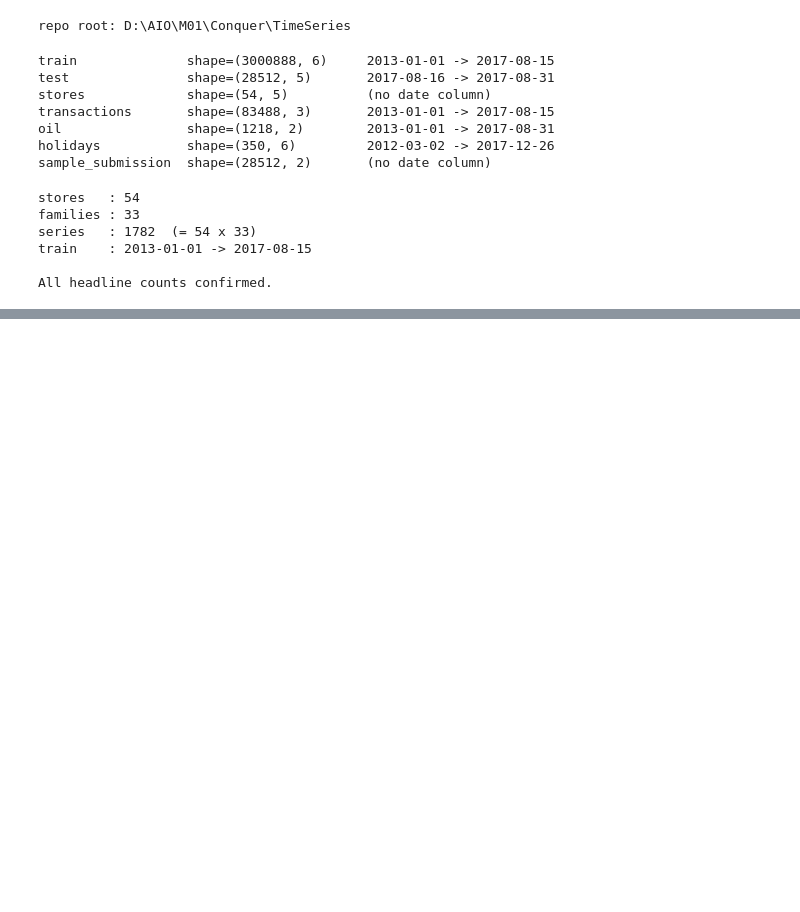
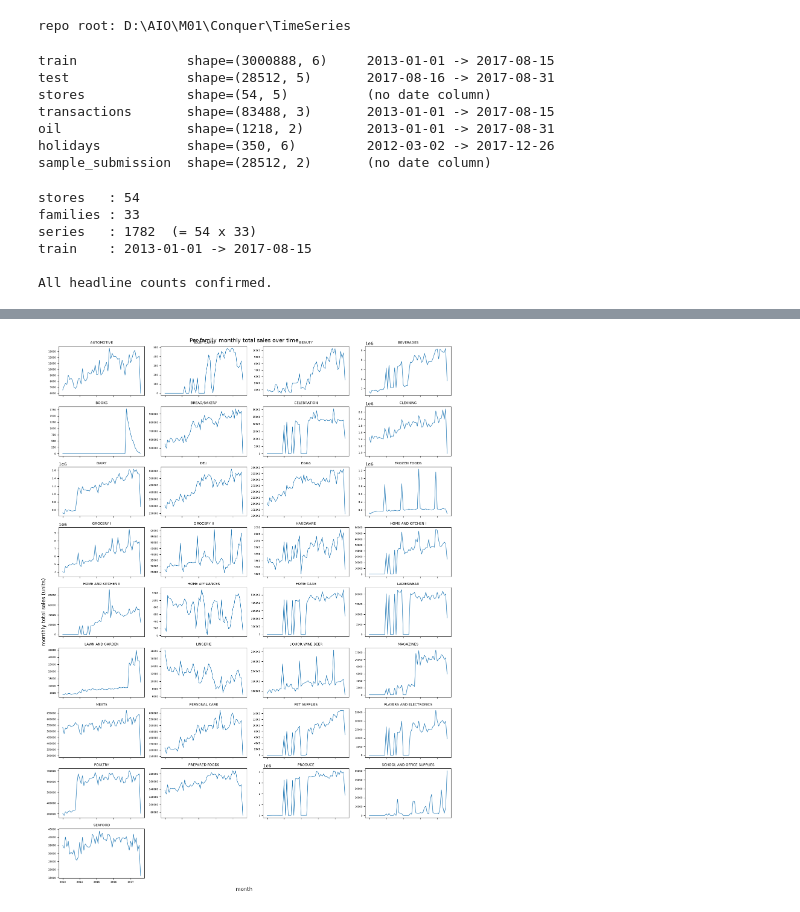
Before and after one commit to AIVIETNAM-AIO-DUC/AIO26-Module1-Team_Level_Up-Store-Sales-Forecasting, a Jupyter notebook: notebooks/01_eda.ipynb, the cells around one changed output, grey strips where cells are left out. Drawn from its saved outputs; the diff is of its cells as text; code cells hidden in the pictures; blank space fills up the shorter version.

```diff
--- a/notebooks/01_eda.ipynb
+++ b/notebooks/01_eda.ipynb
@@ -102,0 +204,13 @@ All headline counts confirmed.
+# %%
+
+# Per-family trend: monthly total sales per family. Resampling to month-start ("MS")
+# smooths away the weekly/holiday noise so the underlying trend shape is visible.
+# Each family gets its own y-scale because scales differ by orders of magnitude
+# (GROCERY I dwarfs e.g. BOOKS), so a shared axis would flatten the small families.
+fam_month = (
+    train_gf.set_index("date")
+    .groupby("family", observed=True)["sales"]
+    .resample("MS")
+    .sum()
+    .unstack(0)  # rows = month, columns = family
+)
@@ -102,0 +246,22 @@ All headline counts confirmed.
+# %%
+
+families = list(fam_month.columns)
+ncols = 4
+nrows = int(np.ceil(len(families) / ncols))
+fig, axes = plt.subplots(nrows, ncols, figsize=(14, 2.1 * nrows), sharex=True)
+axes = axes.ravel()
+
+for ax, fam in zip(axes, families):
+    ax.plot(fam_month.index, fam_month[fam], lw=1, color="C0")
+    ax.set_title(fam, fontsize=8)
+    ax.tick_params(labelsize=6)
+for ax in axes[len(families):]:  # hide unused panels in the grid
+    ax.set_visible(False)
+
+fig.suptitle("Per-family monthly total sales over time", fontsize=13)
+fig.supxlabel("month")
+fig.supylabel("monthly total sales (units)")
+fig.tight_layout()
+plt.show()
+# %% [output]
+[figure, added]
```
Also changed, not shown: parts of 32 cells of this notebook, 26 other files.
